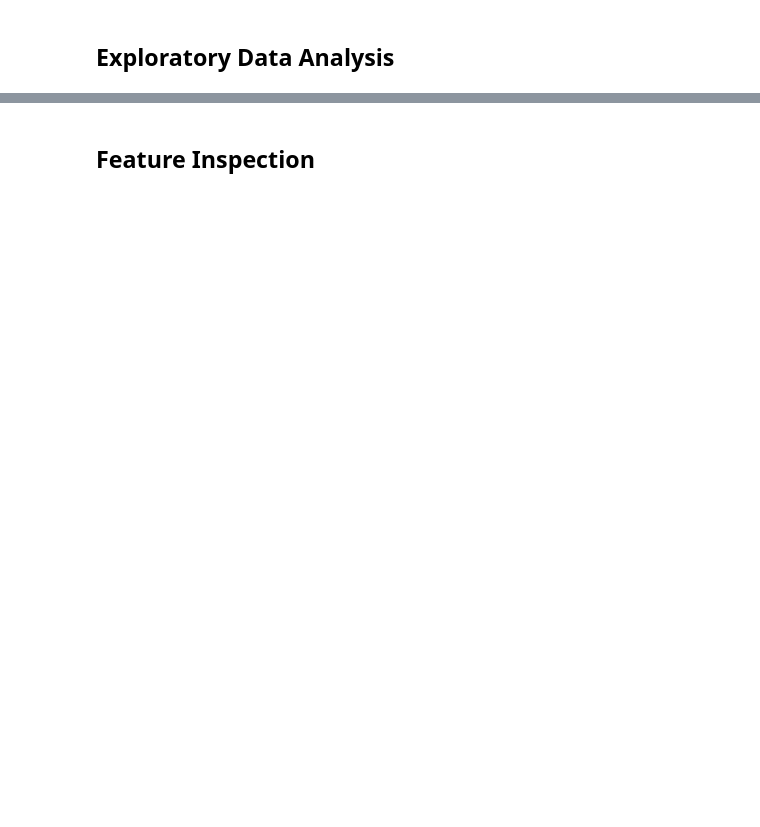
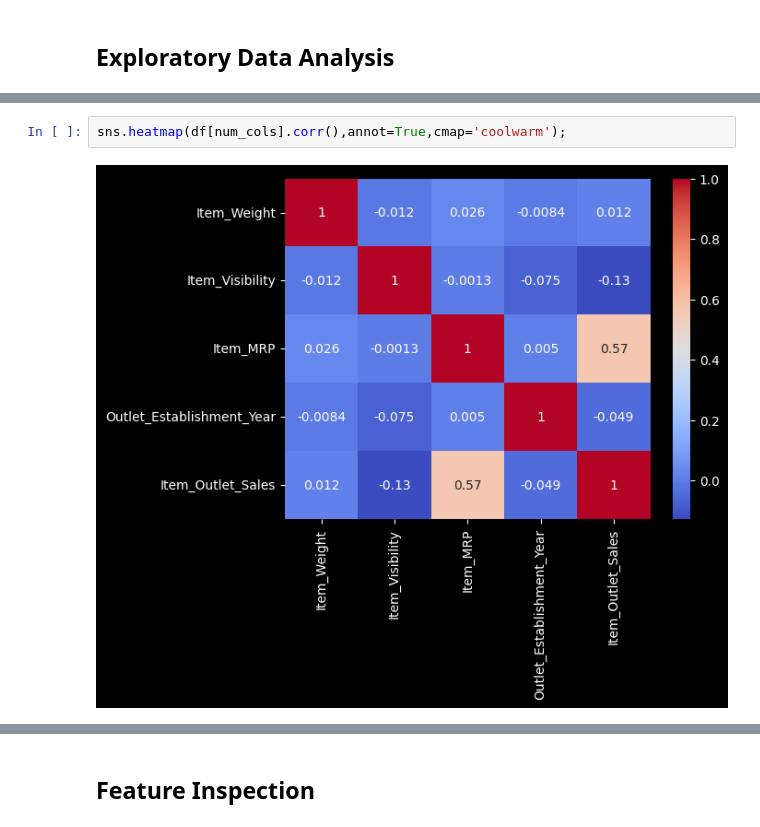
Before and after one commit to QustaB/Prediction_of_Production_Sales, a Jupyter notebook: Prediction_of_Production_Sales.ipynb, the cells around one changed output, grey strips where cells are left out. Cells and saved outputs as stored; diff of their text form; blank space fills up the shorter version.

```diff
--- a/Prediction_of_Production_Sales.ipynb
+++ b/Prediction_of_Production_Sales.ipynb
@@ -425,0 +454,4 @@ df.describe()
+# %%
+sns.heatmap(df[num_cols].corr(),annot=True,cmap='coolwarm');
+# %% [output]
+[figure, added]
```
Also changed, not shown: parts of 16 cells of this notebook.
